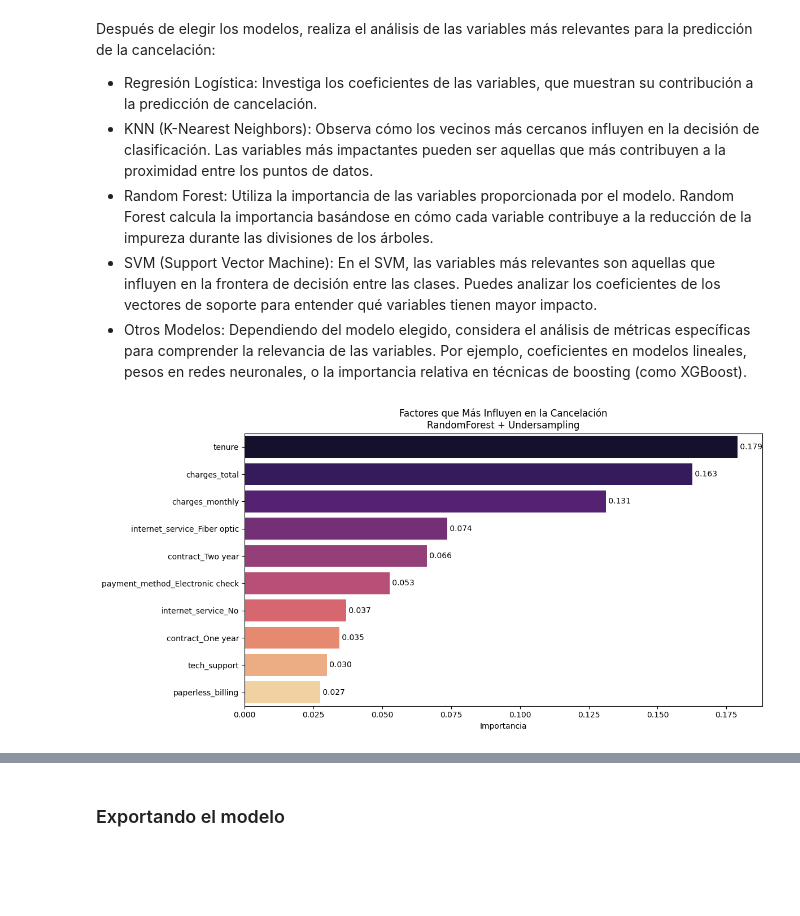
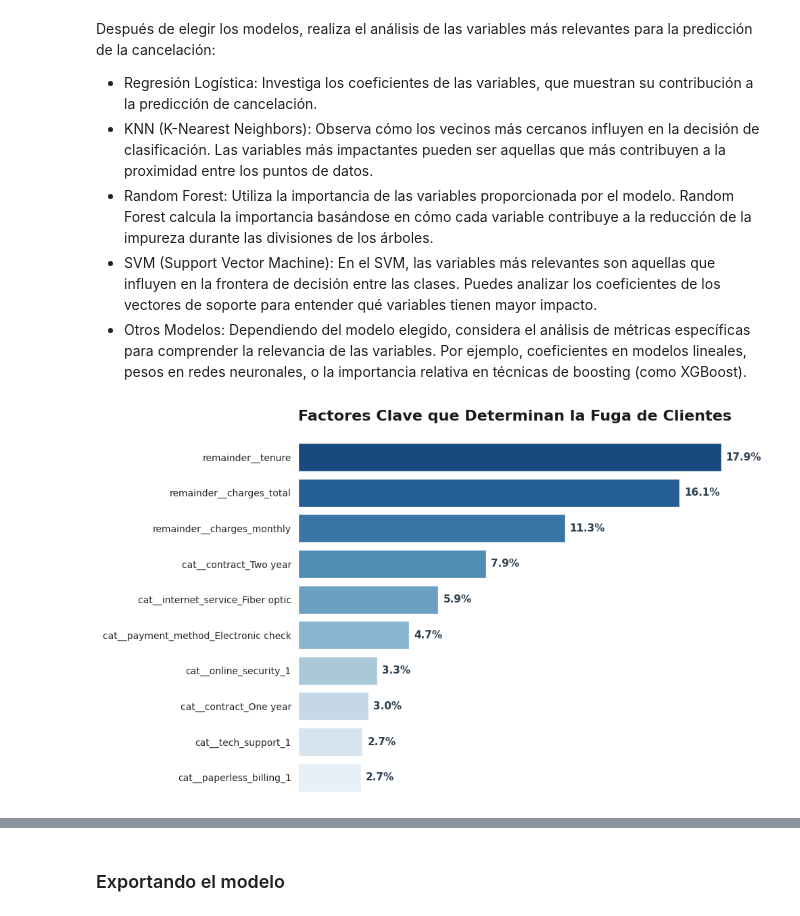
Before and after one commit to DevEnriquegd/ca-telecom-x-2, a Jupyter notebook: ca_telecom_x_2.ipynb, the cells around one changed output, grey strips where cells are left out. Cells and saved outputs as stored; diff of their text form; code cells hidden in the pictures; blank space fills up the shorter version.

```diff
--- a/ca_telecom_x_2.ipynb
+++ b/ca_telecom_x_2.ipynb
@@ -593,47 +581,3 @@ Después de elegir los modelos, realiza el análisis de las variables más relev
 * Random Forest: Utiliza la importancia de las variables proporcionada por el modelo. Random Forest calcula la importancia basándose en cómo cada variable contribuye a la reducción de la impureza durante las divisiones de los árboles.
 * SVM (Support Vector Machine): En el SVM, las variables más relevantes son aquellas que influyen en la frontera de decisión entre las clases. Puedes analizar los coeficientes de los vectores de soporte para entender qué variables tienen mayor impacto.
 * Otros Modelos: Dependiendo del modelo elegido, considera el análisis de métricas específicas para comprender la relevancia de las variables. Por ejemplo, coeficientes en modelos lineales, pesos en redes neuronales, o la importancia relativa en técnicas de boosting (como XGBoost).
-# %%
-modelo_rf.fit(X_train_under, y_train_under)
-
-importancias = modelo_rf.feature_importances_
-feature_names = X_train_under.columns
-
-feature_importance_df = (
-    pd.DataFrame({
-        "feature": feature_names,
-        "importance": importancias
-    })
-    .sort_values(by="importance", ascending=False)
-)
-
-top_n = 10
-feature_importance_top = feature_importance_df.head(top_n).copy()
-
-feature_importance_top["feature"] = (
-    feature_importance_top["feature"]
-    .str.replace("cat__", "", regex=False)
-    .str.replace("remainder__", "", regex=False)
-)
-
-plt.figure(figsize=(12, 6))
-
-ax = sns.barplot(
-    data=feature_importance_top,
-    x="importance",
-    y="feature",
-    hue="feature",
-    palette="magma",
-    legend=False
-)
-
-for i, v in enumerate(feature_importance_top["importance"]):
-    ax.text(v, i, f" {v:.3f}", va="center")
-
-plt.title("Factores que Más Influyen en la Cancelación\nRandomForest + Undersampling")
-plt.xlabel("Importancia")
-plt.ylabel("")
-plt.tight_layout()
-plt.show()
-# %% [output]
-[figure, removed]
@@ -640,3 +599,33 @@ plt.show()
+# %%
+import matplotlib.pyplot as plt
+import seaborn as sns
+
+plt.figure(figsize=(10, 6), facecolor='white')
+
+ax = sns.barplot(
+    data=feature_importance_top,
+    x="importance",
+    y="feature",
+    palette="Blues_r",
+    hue="feature",
+    legend=False
+)
+
+for i, v in enumerate(feature_importance_top["importance"]):
+    ax.text(v + 0.002, i, f"{v:.1%}", va='center', fontsize=11, fontweight='bold', color='#2c3e50')
+
+plt.title("Factores Clave que Determinan la Fuga de Clientes",
+          fontsize=16, fontweight='bold', loc='left', pad=20, color='#1a1a1a')
+
+sns.despine(left=True, bottom=True)
+ax.set_xticks([])
+ax.set_xlabel("")
+ax.set_ylabel("")
+
+plt.tight_layout()
+plt.show()
+# %% [output]
+[figure, added]
 # %%
 feature_importance_top
 # %% [output]
```
Also changed, not shown: parts of 26 cells of this notebook.
